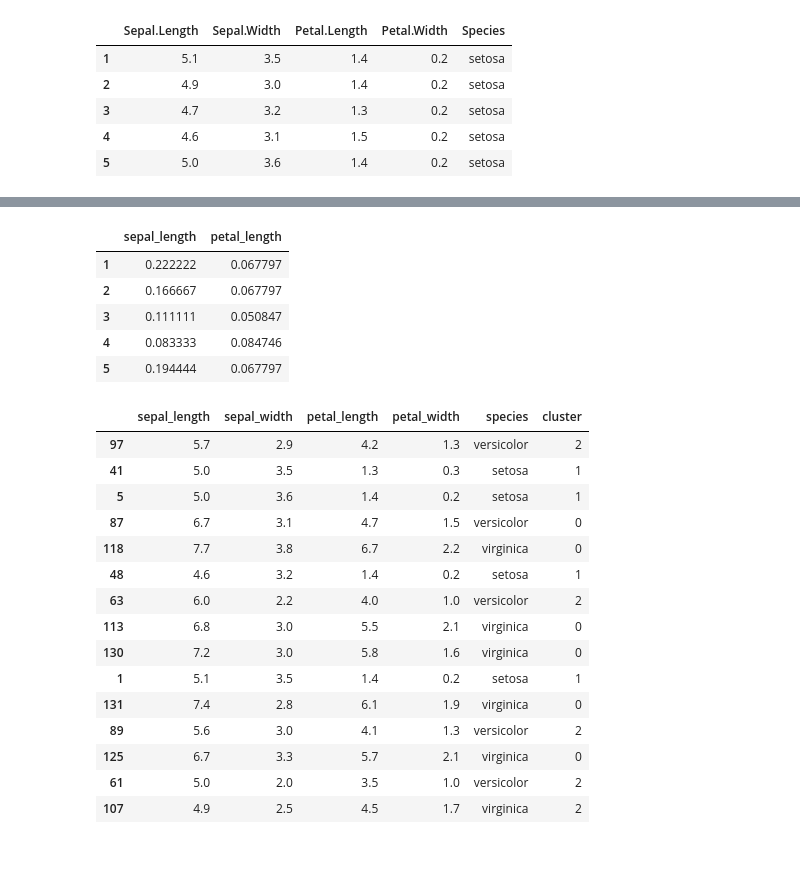
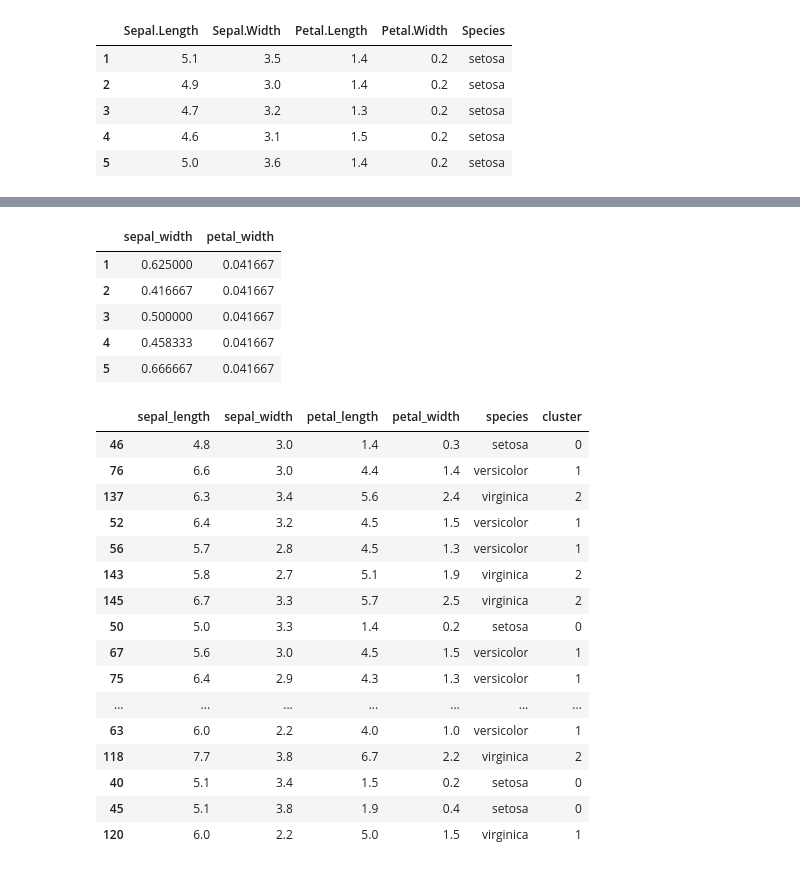
Before and after one commit to randyfrench/clustering-exercises, a Jupyter notebook: modeling.ipynb, the cells around one changed output, grey strips where cells are left out. Cells and saved outputs as stored; diff of their text form; code cells hidden in the pictures.

```diff
--- a/modeling.ipynb
+++ b/modeling.ipynb
@@ -83,4 +32,4 @@ iris.columns = ['sepal_length', 'sepal_width', 'petal_length', 'petal_width',
 # %%
 # define independent variables for k-means
 
-X = iris[['sepal_length', 'petal_length']]
+X = iris[['sepal_width', 'petal_width']]
@@ -97,12 +48,12 @@ X_scaled = pd.DataFrame(scaler.transform(X), columns= X.columns).set_index([X.in
 # look at the head
 X_scaled.head()
 # %% [output]
-|  | sepal_length | petal_length |
-| 1 | 0.222222 | 0.067797 |
-| 2 | 0.166667 | 0.067797 |
-| 3 | 0.111111 | 0.050847 |
-| 4 | 0.083333 | 0.084746 |
-| 5 | 0.194444 | 0.067797 |
+|  | sepal_width | petal_width |
+| 1 | 0.625000 | 0.041667 |
+| 2 | 0.416667 | 0.041667 |
+| 3 | 0.500000 | 0.041667 |
+| 4 | 0.458333 | 0.041667 |
+| 5 | 0.666667 | 0.041667 |
 # %%
 # sklearn implementation of KMeans
 
@@ -122,26 +73,27 @@ iris['cluster'] = kmeans.predict(X_scaled)
 
 X_scaled['cluster'] = kmeans.predict(X_scaled)
 # %%
-# lets look at sample of 15 randomly selected rows in iris dataset
+# lets look at sample of 20 randomly selected rows in iris dataset
 
-iris.sample(15)
+iris.sample(20)
 # %% [output]
 |  | sepal_length | sepal_width | petal_length | petal_width | species | cluster |
-| 97 | 5.7 | 2.9 | 4.2 | 1.3 | versicolor | 2 |
-| 41 | 5.0 | 3.5 | 1.3 | 0.3 | setosa | 1 |
-| 5 | 5.0 | 3.6 | 1.4 | 0.2 | setosa | 1 |
-| 87 | 6.7 | 3.1 | 4.7 | 1.5 | versicolor | 0 |
-| 118 | 7.7 | 3.8 | 6.7 | 2.2 | virginica | 0 |
-| 48 | 4.6 | 3.2 | 1.4 | 0.2 | setosa | 1 |
-| 63 | 6.0 | 2.2 | 4.0 | 1.0 | versicolor | 2 |
-| 113 | 6.8 | 3.0 | 5.5 | 2.1 | virginica | 0 |
-| 130 | 7.2 | 3.0 | 5.8 | 1.6 | virginica | 0 |
-| 1 | 5.1 | 3.5 | 1.4 | 0.2 | setosa | 1 |
-| 131 | 7.4 | 2.8 | 6.1 | 1.9 | virginica | 0 |
-| 89 | 5.6 | 3.0 | 4.1 | 1.3 | versicolor | 2 |
-| 125 | 6.7 | 3.3 | 5.7 | 2.1 | virginica | 0 |
-| 61 | 5.0 | 2.0 | 3.5 | 1.0 | versicolor | 2 |
-| 107 | 4.9 | 2.5 | 4.5 | 1.7 | virginica | 2 |
+| 46 | 4.8 | 3.0 | 1.4 | 0.3 | setosa | 0 |
+| 76 | 6.6 | 3.0 | 4.4 | 1.4 | versicolor | 1 |
+| 137 | 6.3 | 3.4 | 5.6 | 2.4 | virginica | 2 |
+| 52 | 6.4 | 3.2 | 4.5 | 1.5 | versicolor | 1 |
+| 56 | 5.7 | 2.8 | 4.5 | 1.3 | versicolor | 1 |
+| 143 | 5.8 | 2.7 | 5.1 | 1.9 | virginica | 2 |
+| 145 | 6.7 | 3.3 | 5.7 | 2.5 | virginica | 2 |
+| 50 | 5.0 | 3.3 | 1.4 | 0.2 | setosa | 0 |
+| 67 | 5.6 | 3.0 | 4.5 | 1.5 | versicolor | 1 |
+| 75 | 6.4 | 2.9 | 4.3 | 1.3 | versicolor | 1 |
+| ... | ... | ... | ... | ... | ... | ... |
+| 63 | 6.0 | 2.2 | 4.0 | 1.0 | versicolor | 1 |
+| 118 | 7.7 | 3.8 | 6.7 | 2.2 | virginica | 2 |
+| 40 | 5.1 | 3.4 | 1.5 | 0.2 | setosa | 0 |
+| 45 | 5.1 | 3.8 | 1.9 | 0.4 | setosa | 0 |
+| 120 | 6.0 | 2.2 | 5.0 | 1.5 | virginica | 1 |
 # %%
 plt.figure(figsize=(14, 9))
 
```
Also changed, not shown: parts of 31 cells of this notebook, 1 other file.
